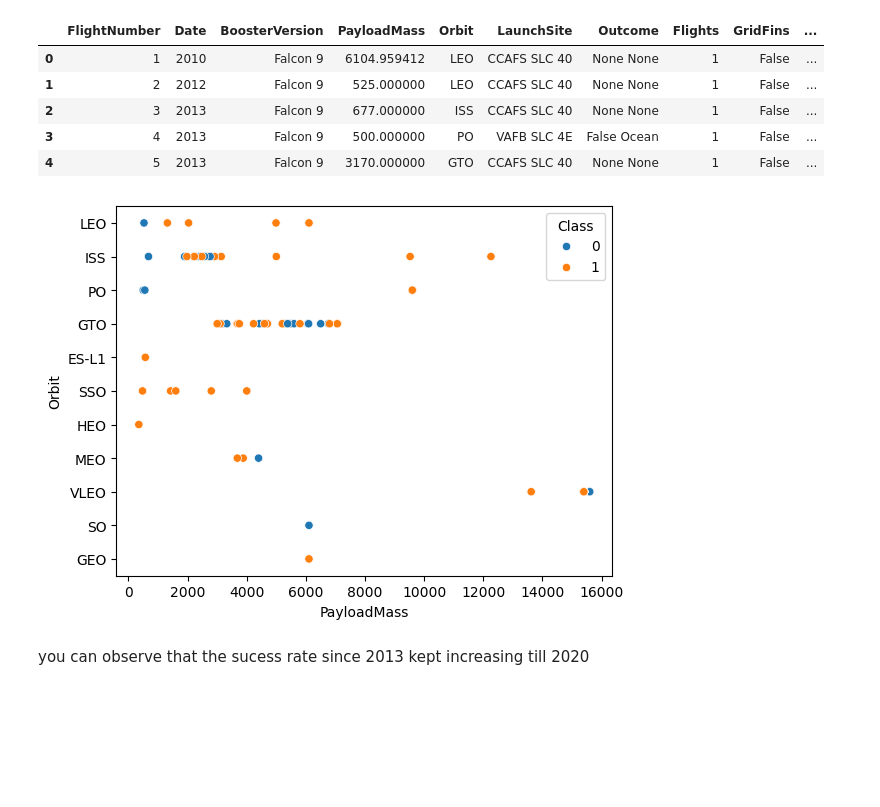
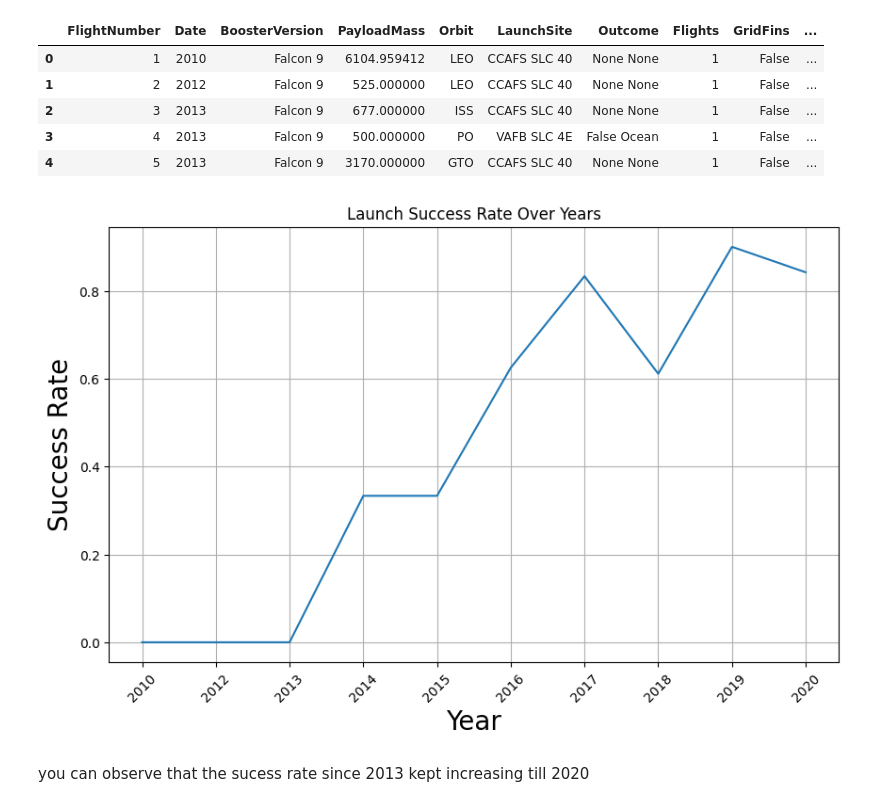
Before and after one commit to Rahul96108/SPACE_X_Analysis, a Jupyter notebook: edadataviz (1).ipynb, the cells around one changed output. Drawn from its saved outputs; the diff is of its cells as text; code cells hidden in the pictures; blank space fills up the shorter version.

```diff
--- a/edadataviz (1).ipynb
+++ b/edadataviz (1).ipynb
@@ -62,13 +54,13 @@ please provide us feedback at https://github.com/pandas-dev/pandas/issues/54466
 # %% [markdown]
 First, let's read the SpaceX dataset into a Pandas dataframe and print its summary
 # %%
-from js import fetch
 import io
+import requests
 
 URL = "https://cf-courses-data.s3.us.cloud-object-storage.appdomain.cloud/IBM-DS0321EN-SkillsNetwork/datasets/dataset_part_2.csv"
-resp = await fetch(URL)
-dataset_part_2_csv = io.BytesIO((await resp.arrayBuffer()).to_py())
-df=pd.read_csv(dataset_part_2_csv)
+resp = requests.get(URL)
+dataset_part_2_csv = io.BytesIO(resp.content)
+df = pd.read_csv(dataset_part_2_csv)
 df.head(5)
 # %% [output]
 |  | FlightNumber | Date | BoosterVersion | PayloadMass | Orbit | LaunchSite | Outcome | Flights | GridFins | ... |
@@ -202,12 +195,19 @@ df.head()
 | 2 | 3 | 2013 | Falcon 9 | 677.000000 | ISS | CCAFS SLC 40 | None None | 1 | False | ... |
 | 3 | 4 | 2013 | Falcon 9 | 500.000000 | PO | VAFB SLC 4E | False Ocean | 1 | False | ... |
 | 4 | 5 | 2013 | Falcon 9 | 3170.000000 | GTO | CCAFS SLC 40 | None None | 1 | False | ... |
-# %%
-# Plot a line chart with x axis to be the extracted year and y axis to be the success rate
-sns.scatterplot(data=df, x="PayloadMass", y="Orbit", hue='Class')
-plt.show()
-# %% [output]
-[figure, removed]
+# %%
+success_rate_year = df.groupby('Date')['Class'].mean().reset_index()
+
+plt.figure(figsize=(10, 6))
+sns.lineplot(data=success_rate_year, x='Date', y='Class')
+plt.title('Launch Success Rate Over Years')
+plt.xlabel('Year', fontsize=20)
+plt.ylabel('Success Rate', fontsize=20)
+plt.xticks(rotation=45)
+plt.grid(True)
+plt.show()
+# %% [output]
+[figure, added]
 # %% [markdown]
 you can observe that the sucess rate since 2013 kept increasing till 2020
 # %% [markdown]
```
Also changed, not shown: parts of 4 cells of this notebook.
